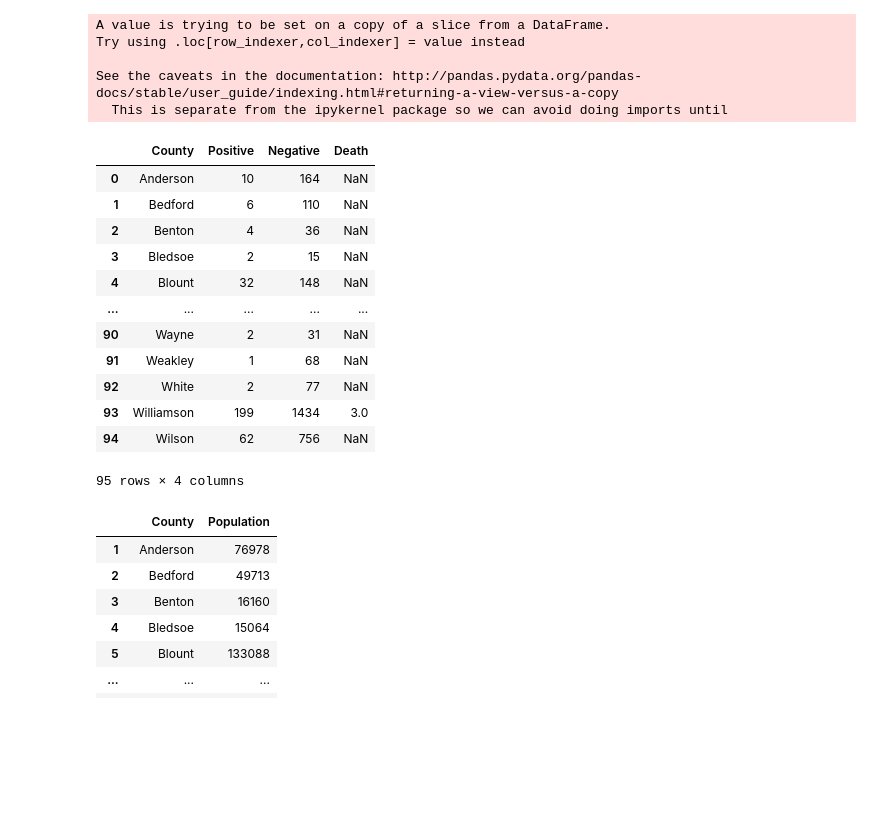
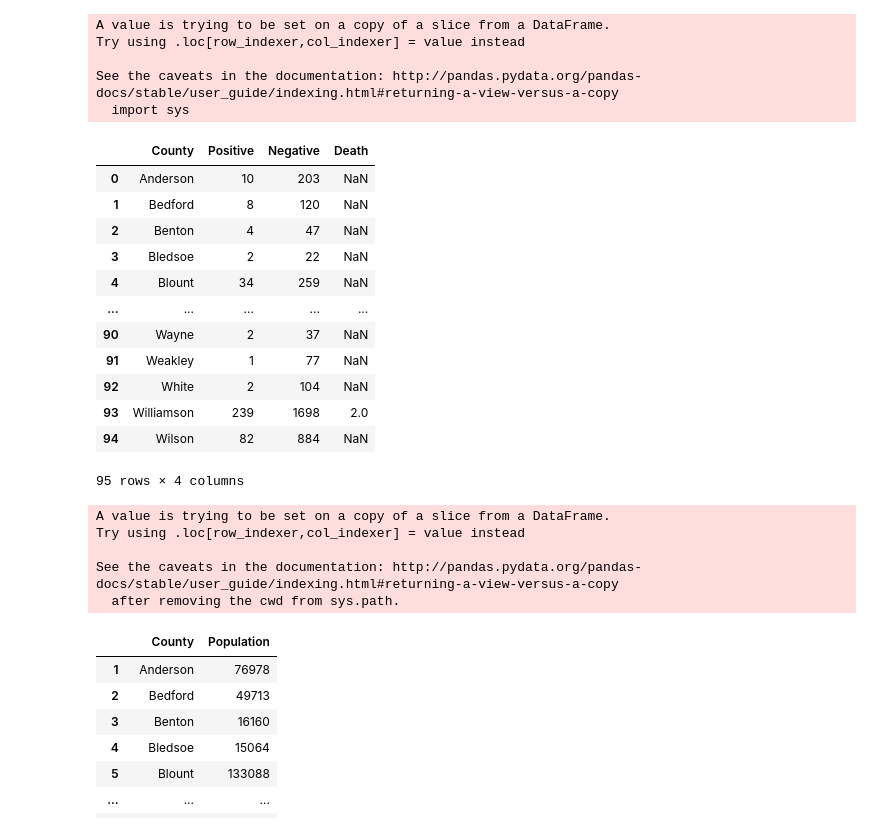
Before and after one commit to clayfranklin/Coronavirus, a Jupyter notebook: Covid_predictions/TN/notebooks/TNDeptHealth.ipynb, the cells around one changed output. Drawn from its saved outputs; the diff is of its cells as text; code cells hidden in the pictures; blank space fills up the shorter version.

Commit message:
collecting data

```diff
--- a/Covid_predictions/TN/notebooks/TNDeptHealth.ipynb
+++ b/Covid_predictions/TN/notebooks/TNDeptHealth.ipynb
@@ -25,28 +45,42 @@ age_groups
 # %%
 daily = "https://www.tn.gov/health/cedep/ncov.html"
 viral = pd.read_html(daily)
 df2 = viral[5]
 TN_county = df2[:-3]
+headers=TN_county.columns.values.tolist()
 TN_county["County"]=TN_county["County"].str.split(" County", expand = True)
+TN_county.columns = ['County', 'Positive', 'Negative', 'Death']
+TN_county
 # %% [output]
 A value is trying to be set on a copy of a slice from a DataFrame.
 Try using .loc[row_indexer,col_indexer] = value instead
 
 See the caveats in the documentation: http://pandas.pydata.org/pandas-docs/stable/user_guide/indexing.html#returning-a-view-versus-a-copy
-  This is separate from the ipykernel package so we can avoid doing imports until
+  import sys
 |  | County | Positive | Negative | Death |
-| 0 | Anderson | 10 | 164 | NaN |
-| 1 | Bedford | 6 | 110 | NaN |
-| 2 | Benton | 4 | 36 | NaN |
-| 3 | Bledsoe | 2 | 15 | NaN |
-| 4 | Blount | 32 | 148 | NaN |
+| 0 | Anderson | 10 | 203 | NaN |
+| 1 | Bedford | 8 | 120 | NaN |
+| 2 | Benton | 4 | 47 | NaN |
+| 3 | Bledsoe | 2 | 22 | NaN |
+| 4 | Blount | 34 | 259 | NaN |
 | ... | ... | ... | ... | ... |
-| 90 | Wayne | 2 | 31 | NaN |
-| 91 | Weakley | 1 | 68 | NaN |
-| 92 | White | 2 | 77 | NaN |
-| 93 | Williamson | 199 | 1434 | 3.0 |
-| 94 | Wilson | 62 | 756 | NaN |
+| 90 | Wayne | 2 | 37 | NaN |
+| 91 | Weakley | 1 | 77 | NaN |
+| 92 | White | 2 | 104 | NaN |
+| 93 | Williamson | 239 | 1698 | 2.0 |
+| 94 | Wilson | 82 | 884 | NaN |
 95 rows × 4 columns
+# %%
+date = datetime.datetime.today()
+date_modify=str(date)
+date_to_add = date_modify[0:10]
+TN_county["Date"]=date_to_add
+# %% [output]
+A value is trying to be set on a copy of a slice from a DataFrame.
+Try using .loc[row_indexer,col_indexer] = value instead
+
+See the caveats in the documentation: http://pandas.pydata.org/pandas-docs/stable/user_guide/indexing.html#returning-a-view-versus-a-copy
+  after removing the cwd from sys.path.
 # %%
 TNpop = pd.read_csv("Population Estimates by County.csv")
 TNpop= TNpop.drop([96])
```
Also changed, not shown: parts of 6 cells of this notebook, 21 other files.
